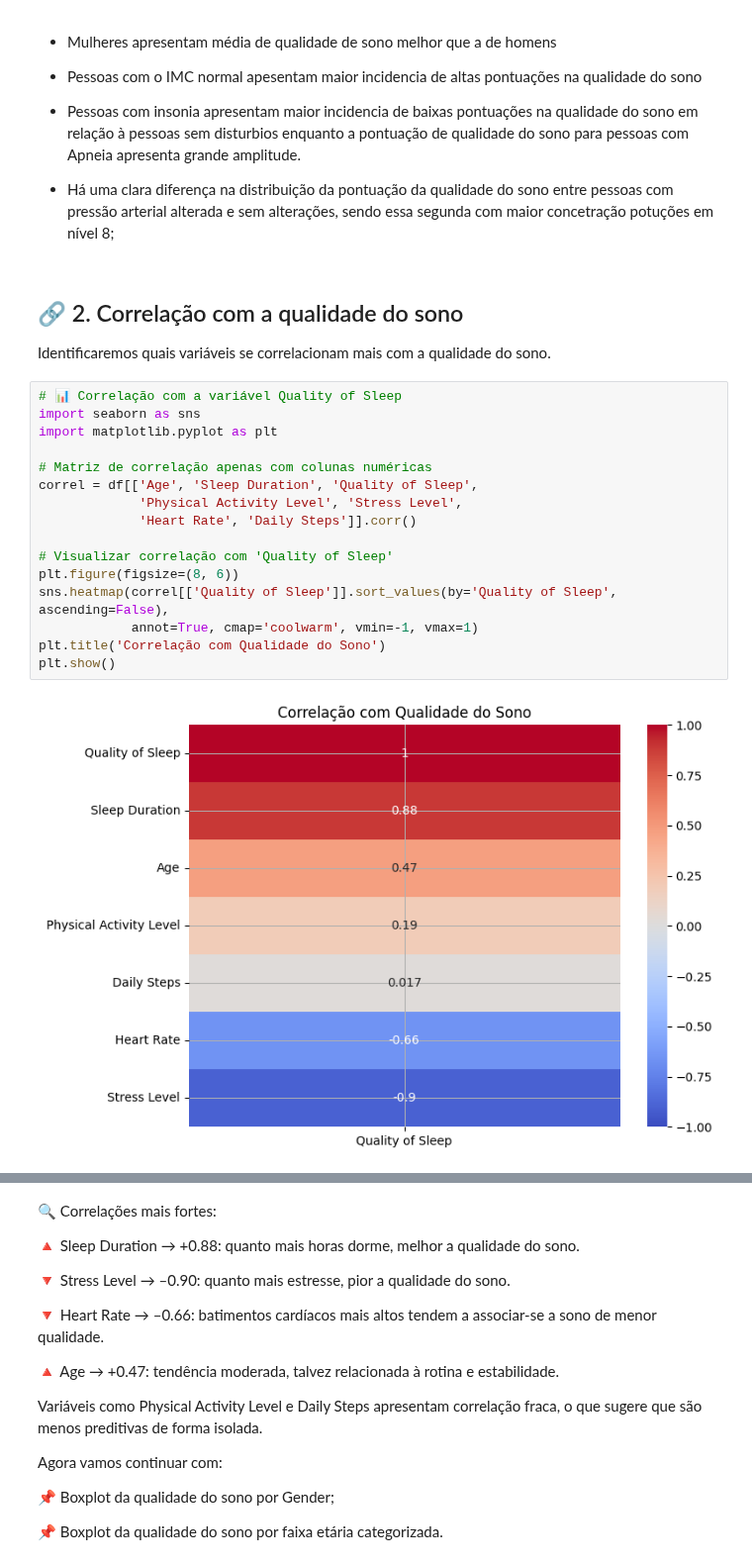
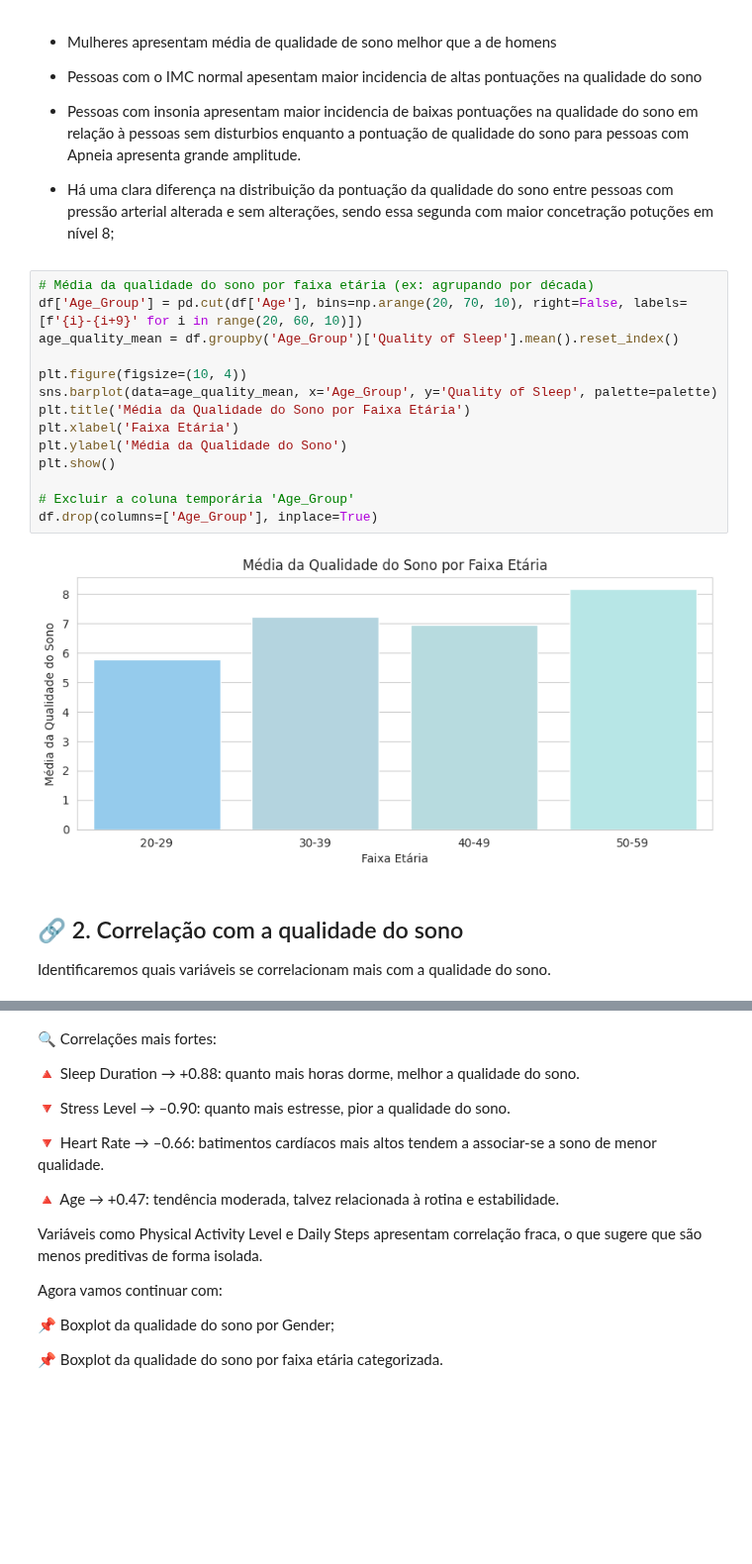
Before and after one commit to devLarissaRodrigues/WoMakersCode-DataAnalytics-DesafiosEmSquad, a Jupyter notebook: Bootcamp_Data_Analytics_2025_Desafio_Final_em_Squad.ipynb, the cells around one changed output, grey strips where cells are left out. Shown at 99% size. Cells and saved outputs as stored; diff of their text form; blank space fills up the shorter version.

Commit message:
Inclusão de gráfico com a média de qualidade do sono por faixa etária + alteração do heatmap para todas as variaveis

```diff
--- a/Bootcamp_Data_Analytics_2025_Desafio_Final_em_Squad.ipynb
+++ b/Bootcamp_Data_Analytics_2025_Desafio_Final_em_Squad.ipynb
@@ -328,24 +328,22 @@ plt.show()
 *  Pessoas com insonia apresentam maior incidencia de baixas pontuações na qualidade do sono em relação à pessoas sem disturbios enquanto a pontuação de qualidade do sono para pessoas com Apneia apresenta grande amplitude.
 
 * Há uma clara diferença na distribuição da pontuação da qualidade do sono entre pessoas com pressão arterial alterada e sem alterações, sendo essa segunda com maior concetração potuções em nível 8;
+# %%
+# Média da qualidade do sono por faixa etária (ex: agrupando por década)
+df['Age_Group'] = pd.cut(df['Age'], bins=np.arange(20, 70, 10), right=False, labels=[f'{i}-{i+9}' for i in range(20, 60, 10)])
+age_quality_mean = df.groupby('Age_Group')['Quality of Sleep'].mean().reset_index()
+
+plt.figure(figsize=(10, 4))
+sns.barplot(data=age_quality_mean, x='Age_Group', y='Quality of Sleep', palette=palette)
+plt.title('Média da Qualidade do Sono por Faixa Etária')
+plt.xlabel('Faixa Etária')
+plt.ylabel('Média da Qualidade do Sono')
+plt.show()
+
+# Excluir a coluna temporária 'Age_Group'
+df.drop(columns=['Age_Group'], inplace=True)
+# %% [output]
+[figure, added]
 # %% [markdown]
 ## 🔗 2. Correlação com a qualidade do sono
 Identificaremos quais variáveis se correlacionam mais com a qualidade do sono.
-# %%
-# 📊 Correlação com a variável Quality of Sleep
-import seaborn as sns
-import matplotlib.pyplot as plt
-
-# Matriz de correlação apenas com colunas numéricas
-correl = df[['Age', 'Sleep Duration', 'Quality of Sleep',
-             'Physical Activity Level', 'Stress Level',
-             'Heart Rate', 'Daily Steps']].corr()
-
-# Visualizar correlação com 'Quality of Sleep'
-plt.figure(figsize=(8, 6))
-sns.heatmap(correl[['Quality of Sleep']].sort_values(by='Quality of Sleep', ascending=False),
-            annot=True, cmap='coolwarm', vmin=-1, vmax=1)
-plt.title('Correlação com Qualidade do Sono')
-plt.show()
-# %% [output]
-[figure, removed]
```
Also changed, not shown: parts of 1 cell of this notebook.
